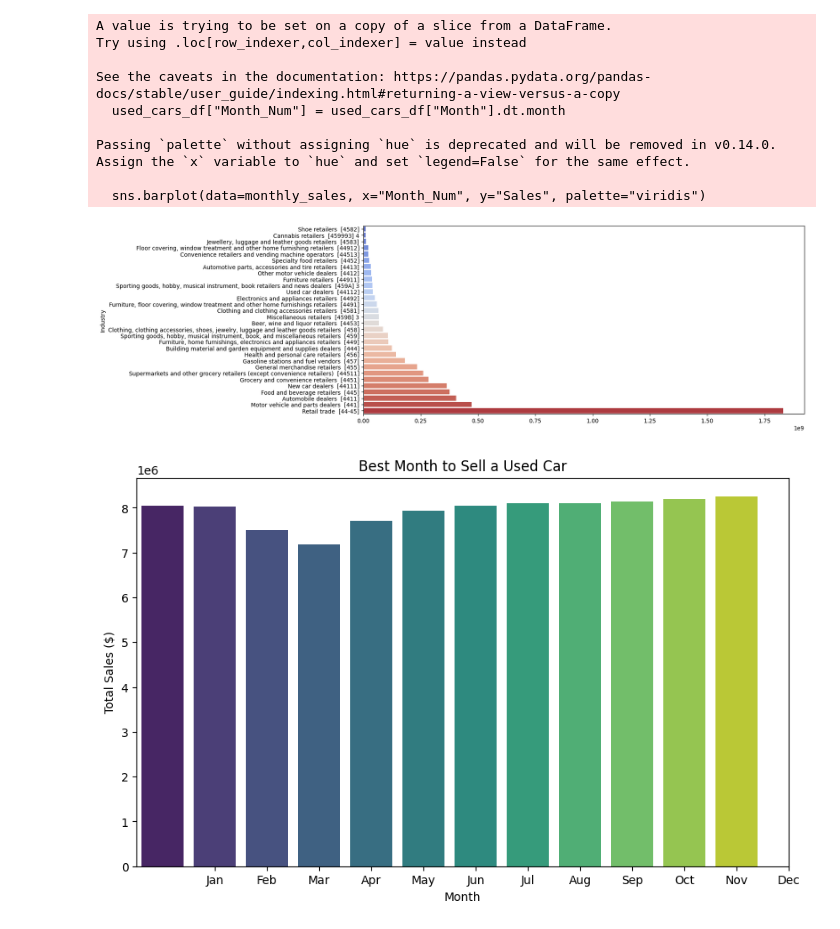
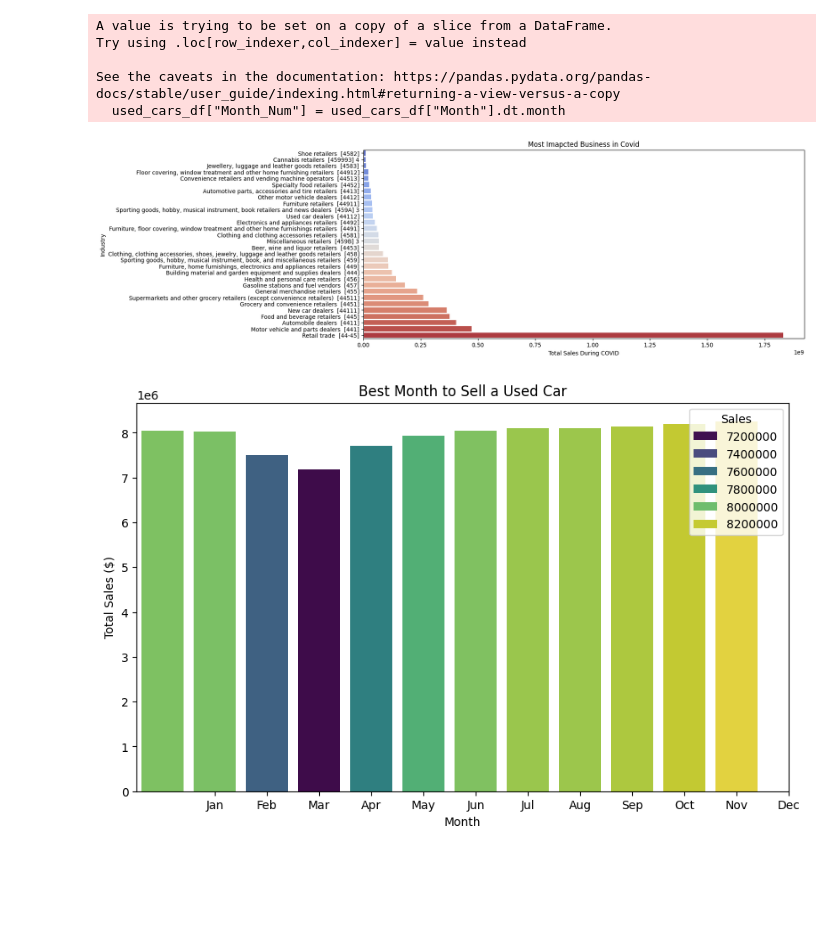
Before and after one commit to krish401/Data-Visualization, a Jupyter notebook: Assignments/KRISH_THAKKAR/Seaborn.ipynb, the cells around one changed output. Cells and saved outputs as stored; diff of their text form; code cells hidden in the pictures; blank space fills up the shorter version.

```diff
--- a/Assignments/KRISH_THAKKAR/Seaborn.ipynb
+++ b/Assignments/KRISH_THAKKAR/Seaborn.ipynb
@@ -43,41 +43,41 @@ def plot_most_impacted_retail():
     plt.figure(figsize=(14,6))
     sns.barplot(x=impact_df.values, y=impact_df.index, palette="coolwarm", hue=impact_df.index)
 
+    plt.title("Most Imapcted Business in Covid")
+    plt.xlabel("Total Sales During COVID")
+    plt.ylabel("Industry")
+
     return
 
 
 def plot_best_month_used_cars():
     used_cars_df = df_melted[df_melted["Industry"] == "Used car dealers  [44112]"]
 
     used_cars_df["Month_Num"] = used_cars_df["Month"].dt.month
 
     monthly_sales = used_cars_df.groupby("Month_Num")["Sales"].sum().reset_index()
 
     plt.figure(figsize=(10, 6))
-    sns.barplot(data=monthly_sales, x="Month_Num", y="Sales", palette="viridis")
+    sns.barplot(data=monthly_sales, x="Month_Num", y="Sales", palette="viridis", hue ='Sales')
 
     plt.title("Best Month to Sell a Used Car")
     plt.xlabel("Month")
     plt.ylabel("Total Sales ($)")
     plt.xticks(range(1, 13), ["Jan", "Feb", "Mar", "Apr", "May", "Jun", "Jul", "Aug", "Sep", "Oct", "Nov", "Dec"])
     plt.show()
 
 
 
 
 plot_industry_performance()
 plot_most_impacted_retail()
 plot_best_month_used_cars()
 # %% [output]
 [figure]
 A value is trying to be set on a copy of a slice from a DataFrame.
 Try using .loc[row_indexer,col_indexer] = value instead
 
 See the caveats in the documentation: https://pandas.pydata.org/pandas-docs/stable/user_guide/indexing.html#returning-a-view-versus-a-copy
   used_cars_df["Month_Num"] = used_cars_df["Month"].dt.month
-
-Passing `palette` without assigning `hue` is deprecated and will be removed in v0.14.0. Assign the `x` variable to `hue` and set `legend=False` for the same effect.
-
-  sns.barplot(data=monthly_sales, x="Month_Num", y="Sales", palette="viridis")
-[figure, old version]
+[figure, new version]
-[figure, old version]
+[figure, new version]
```
Also changed, not shown: parts of 1 cell of this notebook.
